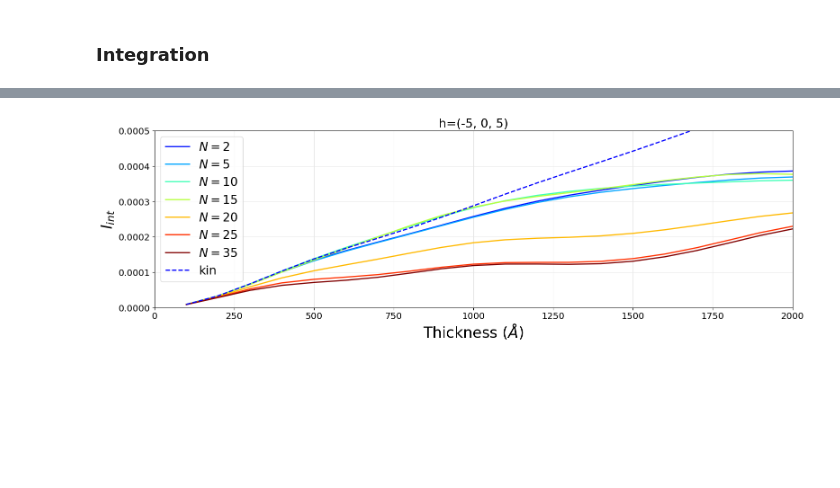
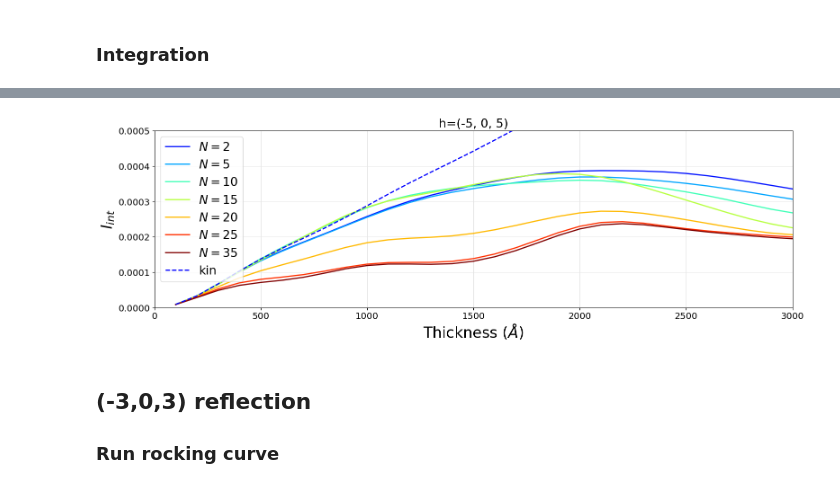
Before and after one commit to ccp4/ED_studies, a Jupyter notebook: bloch_kinematic/N-beam.ipynb, the cells around one changed output, grey strips where cells are left out. Cells and saved outputs as stored; diff of their text form; code cells hidden in the pictures; blank space fills up the shorter version.

Commit message:
updates on kinematic vs dynamic

```diff
--- a/bloch_kinematic/N-beam.ipynb
+++ b/bloch_kinematic/N-beam.ipynb
@@ -71,7 +73,7 @@ rock = bl.Bloch_cont(path=rock_path,uvw=uvw,tag='',Sargs=Sargs,
 # %% [markdown]
 ### Excitation errors
 # %%
-rock=ut.load_pkl(rock_file)
+rock=ut.load_pkl(rock_file('Nbeam'))
 fig,ax=rock.show_excitation_map(vm=0.0045,sw_min=5e-5,nb_max=50,figs=figs);
 # %% [output]
 69 beam within sw_min=5.00e-05
@@ -391,0 +519,7 @@ get_b(71)
+# %%
+#create a copy of the simulation to goof around
+imp.reload(bloch)
+rock=ut.load_pkl(rock_file('-5_0_5'))
+b = copy.copy(rock.load(50))
+b.set_name(name='-5_0_5',path=rpath+'/tests')
+b.save()
@@ -391,0 +531,23 @@ get_b(71)
+# %%
+b = ut.load_pkl('dat/LTA/rocks/tests/-5_0_5.pkl')
+h0 = [h,str((0,0,0))]
+hkls = b.df_G.sort_values('Swa').index
+df_hkl=dict()#np.zeros(len(hkls))#pd.DataFrame(columns=['dI'])
+thick=500
+h=str((-5,0,5))
+b.solve(Nmax=10,opts='')
+b.set_thickness(thick=thick,v=False)
+I0 = b.df_G.loc[h,'I']
+for hi in hkls.drop(h0):
+    #### run without beam hi
+    _hkls = np.array([eval(s) for s in hkls.drop(hi)])
+    b.solve(hkl=_hkls,opts='',Nmax=10,Smax=0)
+    b.set_thickness(thick=thick,v=False)
+    # print(hi,len(_hkls),b.df_G.loc[h,'I'],(b.df_G.loc[h,'I']-I0)/I0)
+    v=(b.df_G.loc[h,'I']-I0)/I0
+    df_hkl[hi]=v
+    if abs(v)<0.02:
+        hkls=hkls.drop(hi)
+        I0 = b.df_G.loc[h,'I']
+df_hkl=pd.DataFrame.from_dict(df_hkl,orient='index',columns=['dI'])
+df_hkl['dIa'] = df_hkl.dI.abs()
@@ -425,12 +612,24 @@ Ikins = np.array([integrate.trapz(Ikin(sw,t,xi_g),sw) for t in z])
 # %%
-z = ut.load_pkl(rock_file('-5_0_5_%dx%d' %(2,2))).load(0).z
+## kinematic integration
+h=str((-5,0,5))
+xi_g=np.real(df_Fhkl.loc[h].xi_g)
+r=ut.load_pkl(rock_file('-5_0_5_%dx%d' %(2,2)))
+sw,z=np.array(r.beams.loc[h].Sw),r.load(0).z
+# print(len(sw),z.shape)
+Ikin = lambda sg,t,xi_g : ((np.pi*t/xi_g)*np.sinc(sg*t))**2
+Ikins = np.array([integrate.trapz(Ikin(sw,t,xi_g),sw) for t in z])
+
+h=str((-5,0,5))
 idx = [0,3,8,13,18,23,33]
 cs = dsp.getCs('jet',len(np.array(Nbeams)[idx]))
 
 plts=[[z,ut.load_pkl(rock_file('-5_0_5_%dx%d' %(N,N))).Iz_dyn[h],c,'$N=%d$' %N] for N,c in zip(np.array(Nbeams)[idx],cs)]
 plts+=[[z,Ikins,'b--','kin']]
 dsp.stddisp(plts,labs=['Thickness ($\AA$)','$I_{int}$'],#xyTicks=[5,0.05],
-            xylims=[0,2000,0,0.0005],#,0,0.4],
+            xylims=[0,3000,0,0.0005],#,0,0.4],
             title='h=%s' %h, figsize=figs,lw=2);
 # %% [output]
-[figure, old version]
+[figure, new version]
+# %% [markdown]
+## (-3,0,3) reflection
+### Run rocking curve
```
Also changed, not shown: parts of 33 cells of this notebook, 4 other files.
